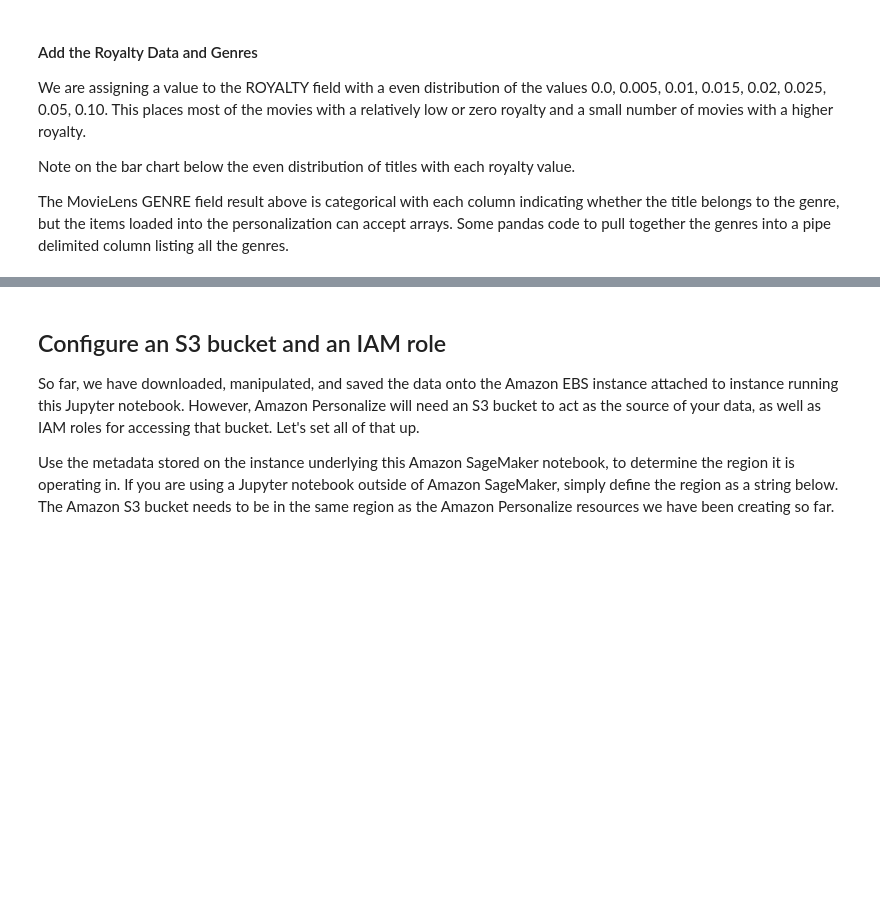
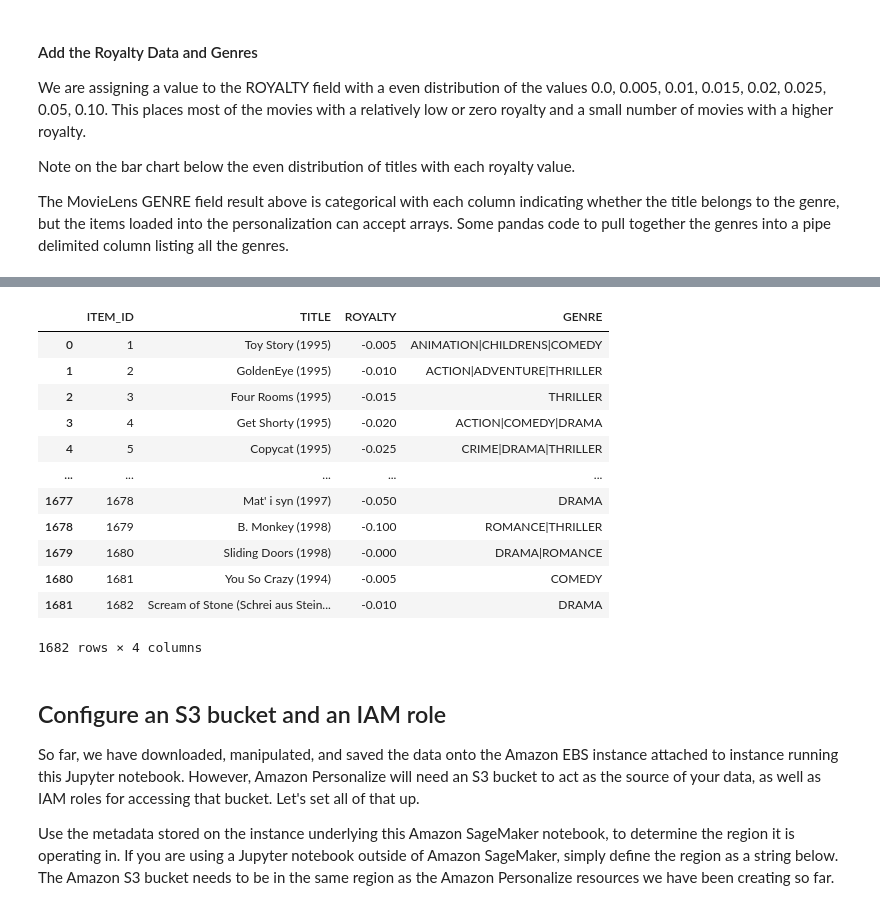
Before and after one commit to aws-samples/amazon-personalize-samples, a Jupyter notebook: next_steps/core_use_cases/objective_optimization/objective-optimization.ipynb, the cells around one changed output, grey strips where cells are left out. Saved outputs shown, nothing was run; the diff lists cells and outputs as text; code cells hidden in the pictures; blank space fills up the shorter version.

```diff
--- a/next_steps/core_use_cases/objective_optimization/objective-optimization.ipynb
+++ b/next_steps/core_use_cases/objective_optimization/objective-optimization.ipynb
@@ -97,6 +153,20 @@ To boost the movies with the lowest royalities, the movies with the lowest royal
 # %%
-items.loc[:,'ROYALTY'] = -1 * items['ROYALTY']
+items.loc[:,'ROYALTY'] = -1 * abs(items['ROYALTY'])
 items
+# %% [output]
+|  | ITEM_ID | TITLE | ROYALTY | GENRE |
+| 0 | 1 | Toy Story (1995) | -0.005 | ANIMATION|CHILDRENS|COMEDY |
+| 1 | 2 | GoldenEye (1995) | -0.010 | ACTION|ADVENTURE|THRILLER |
+| 2 | 3 | Four Rooms (1995) | -0.015 | THRILLER |
+| 3 | 4 | Get Shorty (1995) | -0.020 | ACTION|COMEDY|DRAMA |
+| 4 | 5 | Copycat (1995) | -0.025 | CRIME|DRAMA|THRILLER |
+| ... | ... | ... | ... | ... |
+| 1677 | 1678 | Mat' i syn (1997) | -0.050 | DRAMA |
+| 1678 | 1679 | B. Monkey (1998) | -0.100 | ROMANCE|THRILLER |
+| 1679 | 1680 | Sliding Doors (1998) | -0.000 | DRAMA|ROMANCE |
+| 1680 | 1681 | You So Crazy (1994) | -0.005 | COMEDY |
+| 1681 | 1682 | Scream of Stone (Schrei aus Stein... | -0.010 | DRAMA |
+1682 rows × 4 columns
 # %% [markdown]
 ## Configure an S3 bucket and an IAM  role <a class="anchor" id="bucket_role"></a>
 So far, we have downloaded, manipulated, and saved the data onto the Amazon EBS instance attached to instance running this Jupyter notebook. However, Amazon Personalize will need an S3 bucket to act as the source of your data, as well as IAM roles for accessing that bucket. Let's set all of that up.
```
Also changed, not shown: parts of 11 cells of this notebook.
